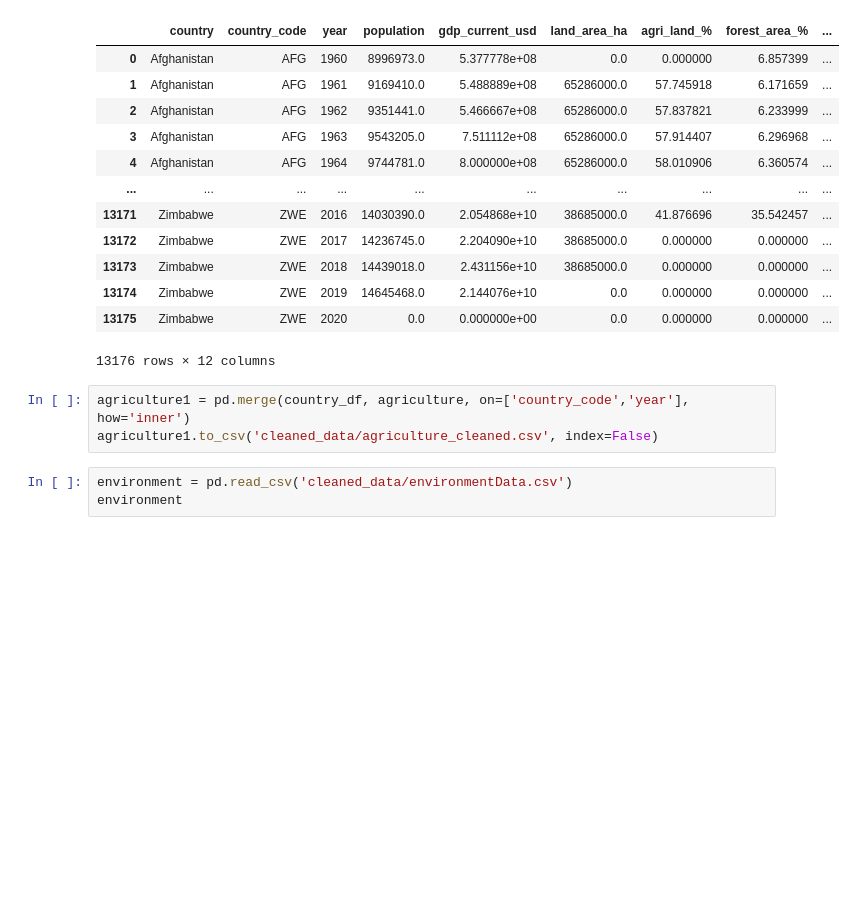
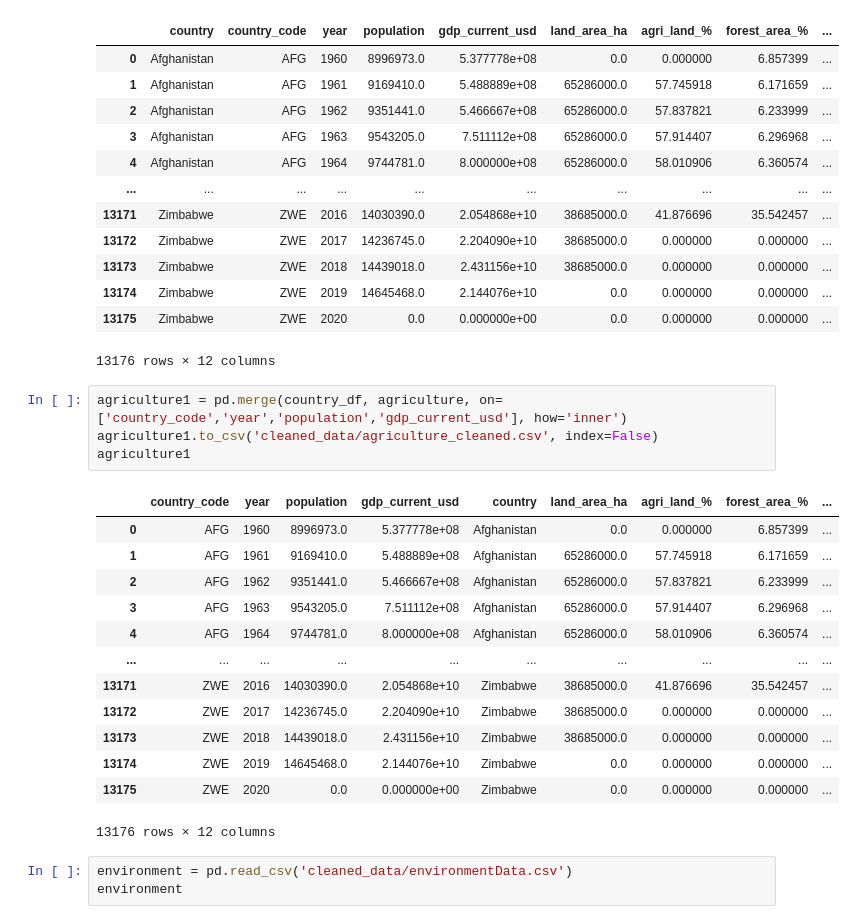
Before and after one commit to skumble27/final-project, a Jupyter notebook: column_name_changes.ipynb, the cells around one changed output. Cells and saved outputs as stored; diff of their text form; blank space fills up the shorter version.

```diff
--- a/column_name_changes.ipynb
+++ b/column_name_changes.ipynb
@@ -36,8 +36,23 @@ agriculture
 | 13175 | Zimbabwe | ZWE | 2020 | 0.0 | 0.000000e+00 | 0.0 | 0.000000 | 0.000000 | ... |
 13176 rows × 12 columns
 # %%
-agriculture1 = pd.merge(country_df, agriculture, on=['country_code','year'], how='inner')
+agriculture1 = pd.merge(country_df, agriculture, on=['country_code','year','population','gdp_current_usd'], how='inner')
 agriculture1.to_csv('cleaned_data/agriculture_cleaned.csv', index=False)
+agriculture1
+# %% [output]
+|  | country_code | year | population | gdp_current_usd | country | land_area_ha | agri_land_% | forest_area_% | ... |
+| 0 | AFG | 1960 | 8996973.0 | 5.377778e+08 | Afghanistan | 0.0 | 0.000000 | 6.857399 | ... |
+| 1 | AFG | 1961 | 9169410.0 | 5.488889e+08 | Afghanistan | 65286000.0 | 57.745918 | 6.171659 | ... |
+| 2 | AFG | 1962 | 9351441.0 | 5.466667e+08 | Afghanistan | 65286000.0 | 57.837821 | 6.233999 | ... |
+| 3 | AFG | 1963 | 9543205.0 | 7.511112e+08 | Afghanistan | 65286000.0 | 57.914407 | 6.296968 | ... |
+| 4 | AFG | 1964 | 9744781.0 | 8.000000e+08 | Afghanistan | 65286000.0 | 58.010906 | 6.360574 | ... |
+| ... | ... | ... | ... | ... | ... | ... | ... | ... | ... |
+| 13171 | ZWE | 2016 | 14030390.0 | 2.054868e+10 | Zimbabwe | 38685000.0 | 41.876696 | 35.542457 | ... |
+| 13172 | ZWE | 2017 | 14236745.0 | 2.204090e+10 | Zimbabwe | 38685000.0 | 0.000000 | 0.000000 | ... |
+| 13173 | ZWE | 2018 | 14439018.0 | 2.431156e+10 | Zimbabwe | 38685000.0 | 0.000000 | 0.000000 | ... |
+| 13174 | ZWE | 2019 | 14645468.0 | 2.144076e+10 | Zimbabwe | 0.0 | 0.000000 | 0.000000 | ... |
+| 13175 | ZWE | 2020 | 0.0 | 0.000000e+00 | Zimbabwe | 0.0 | 0.000000 | 0.000000 | ... |
+13176 rows × 12 columns
 # %%
 environment = pd.read_csv('cleaned_data/environmentData.csv')
 environment
```
Also changed, not shown: parts of 1 cell of this notebook, 8 other files.
